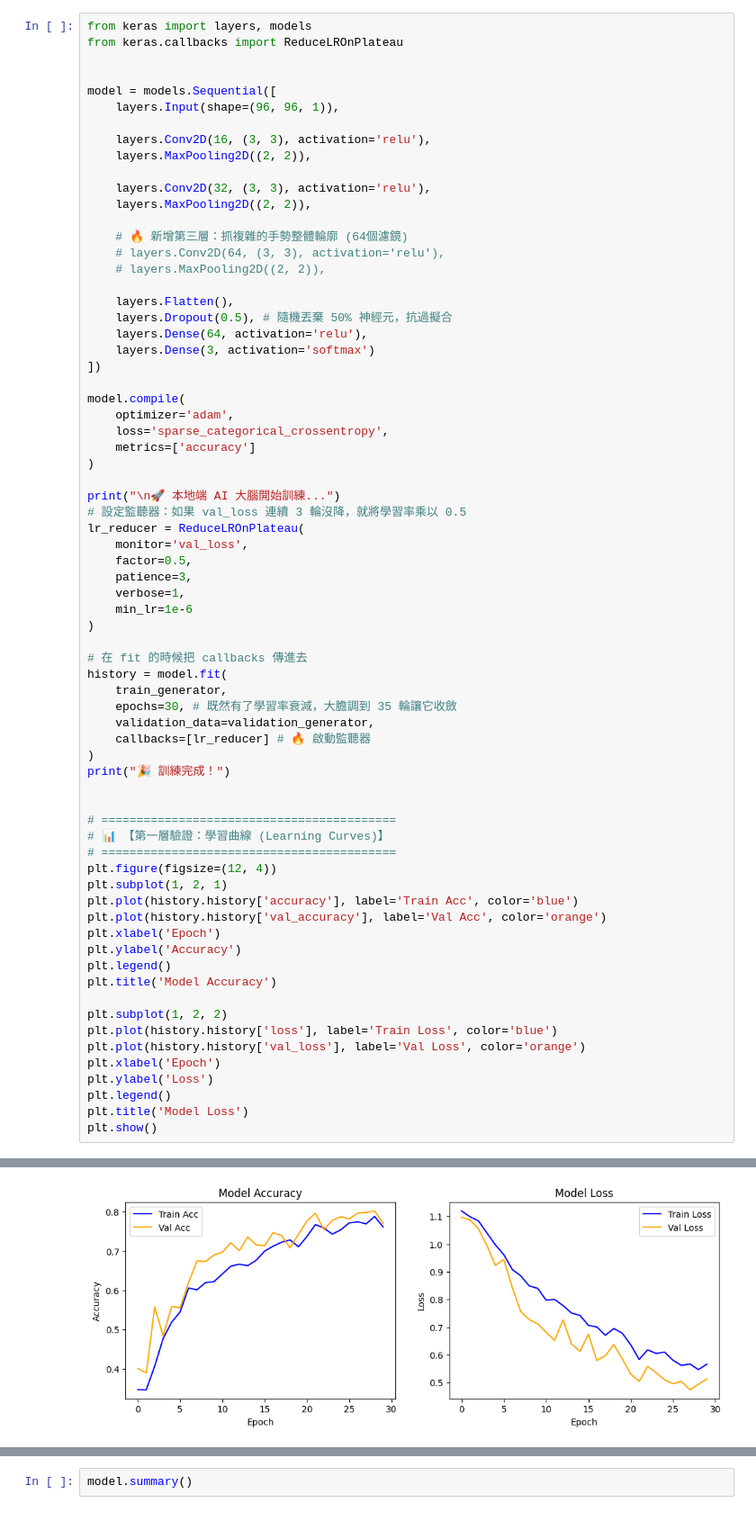
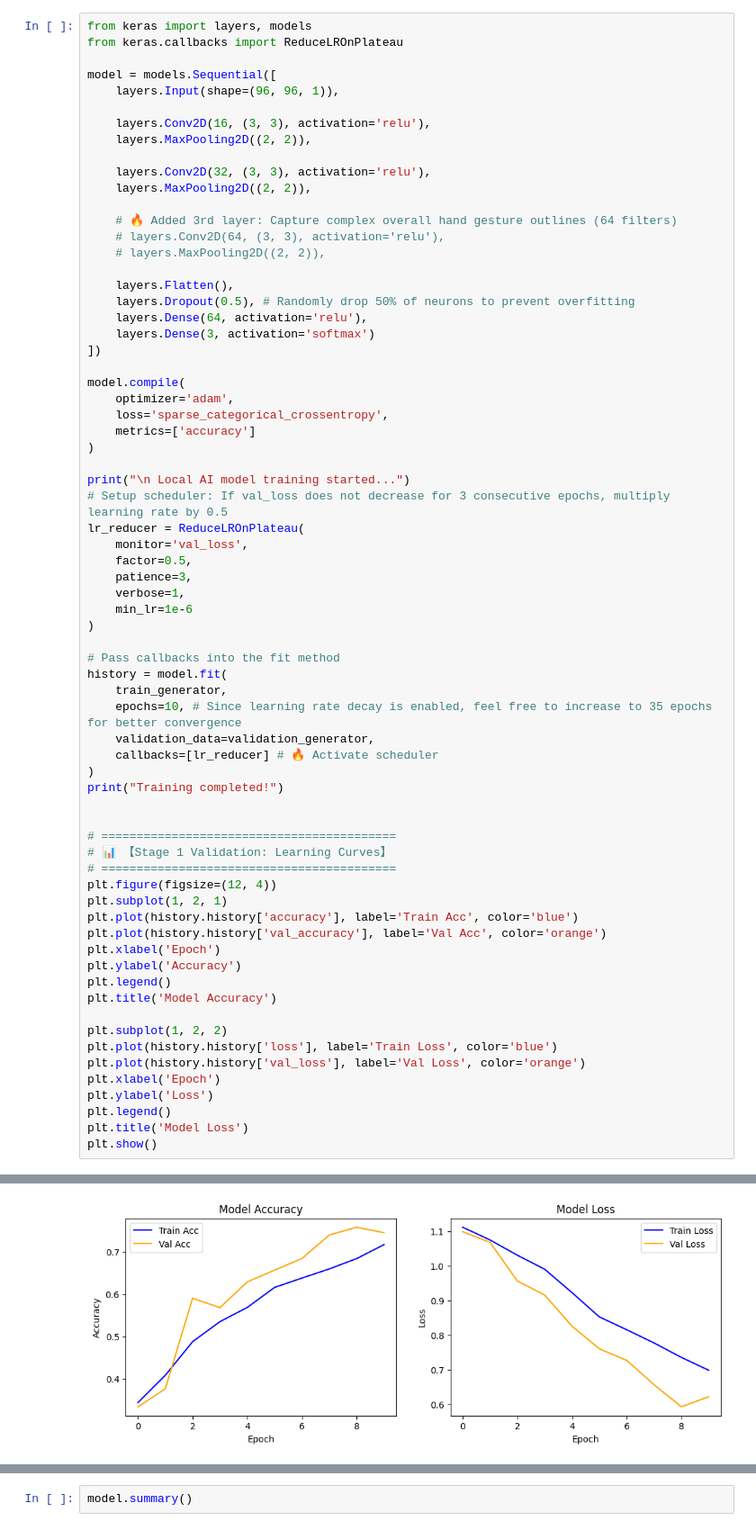
Before and after one commit to jinchunglee/ESP32-CAM-project-rps-, a Jupyter notebook: gesture_train.ipynb, the cells around one changed output, grey strips where cells are left out. Shown at 90% size. Saved outputs shown, nothing was run; the diff lists cells and outputs as text.

```diff
--- a/gesture_train.ipynb
+++ b/gesture_train.ipynb
@@ -62,7 +60,6 @@ Found 542 images belonging to 3 classes.
 # %%
 from keras import layers, models
 from keras.callbacks import ReduceLROnPlateau
-
 
 model = models.Sequential([
     layers.Input(shape=(96, 96, 1)),
@@ -73,12 +70,12 @@ model = models.Sequential([
     layers.Conv2D(32, (3, 3), activation='relu'),
     layers.MaxPooling2D((2, 2)),
 
-    # 🔥 新增第三層：抓複雜的手勢整體輪廓 (64個濾鏡)
+    # 🔥 Added 3rd layer: Capture complex overall hand gesture outlines (64 filters)
     # layers.Conv2D(64, (3, 3), activation='relu'),
     # layers.MaxPooling2D((2, 2)),
 
     layers.Flatten(),
-    layers.Dropout(0.5), # 隨機丟棄 50% 神經元，抗過擬合
+    layers.Dropout(0.5), # Randomly drop 50% of neurons to prevent overfitting
     layers.Dense(64, activation='relu'),
     layers.Dense(3, activation='softmax')
 ])
@@ -89,8 +86,8 @@ model.compile(
     metrics=['accuracy']
 )
 
-print("\n🚀 本地端 AI 大腦開始訓練...")
-# 設定監聽器：如果 val_loss 連續 3 輪沒降，就將學習率乘以 0.5
+print("\n Local AI model training started...")
+# Setup scheduler: If val_loss does not decrease for 3 consecutive epochs, multiply learning rate by 0.5
 lr_reducer = ReduceLROnPlateau(
     monitor='val_loss',
     factor=0.5,
@@ -99,18 +96,18 @@ lr_reducer = ReduceLROnPlateau(
     min_lr=1e-6
 )
 
-# 在 fit 的時候把 callbacks 傳進去
+# Pass callbacks into the fit method
 history = model.fit(
     train_generator,
-    epochs=30, # 既然有了學習率衰減，大膽調到 35 輪讓它收斂
+    epochs=10, # Since learning rate decay is enabled, feel free to increase to 35 epochs for better convergence
     validation_data=validation_generator,
-    callbacks=[lr_reducer] # 🔥 啟動監聽器
+    callbacks=[lr_reducer] # 🔥 Activate scheduler
 )
-print("🎉 訓練完成！")
+print("Training completed!")
 
 
 # ==========================================
-# 📊 【第一層驗證：學習曲線 (Learning Curves)】
+# 📊 【Stage 1 Validation: Learning Curves】
 # ==========================================
 plt.figure(figsize=(12, 4))
 plt.subplot(1, 2, 1)
@@ -150 +147 @@ Epoch 30/30
-[figure, old version]
+[figure, new version]
```
Also changed, not shown: parts of 18 cells of this notebook.
